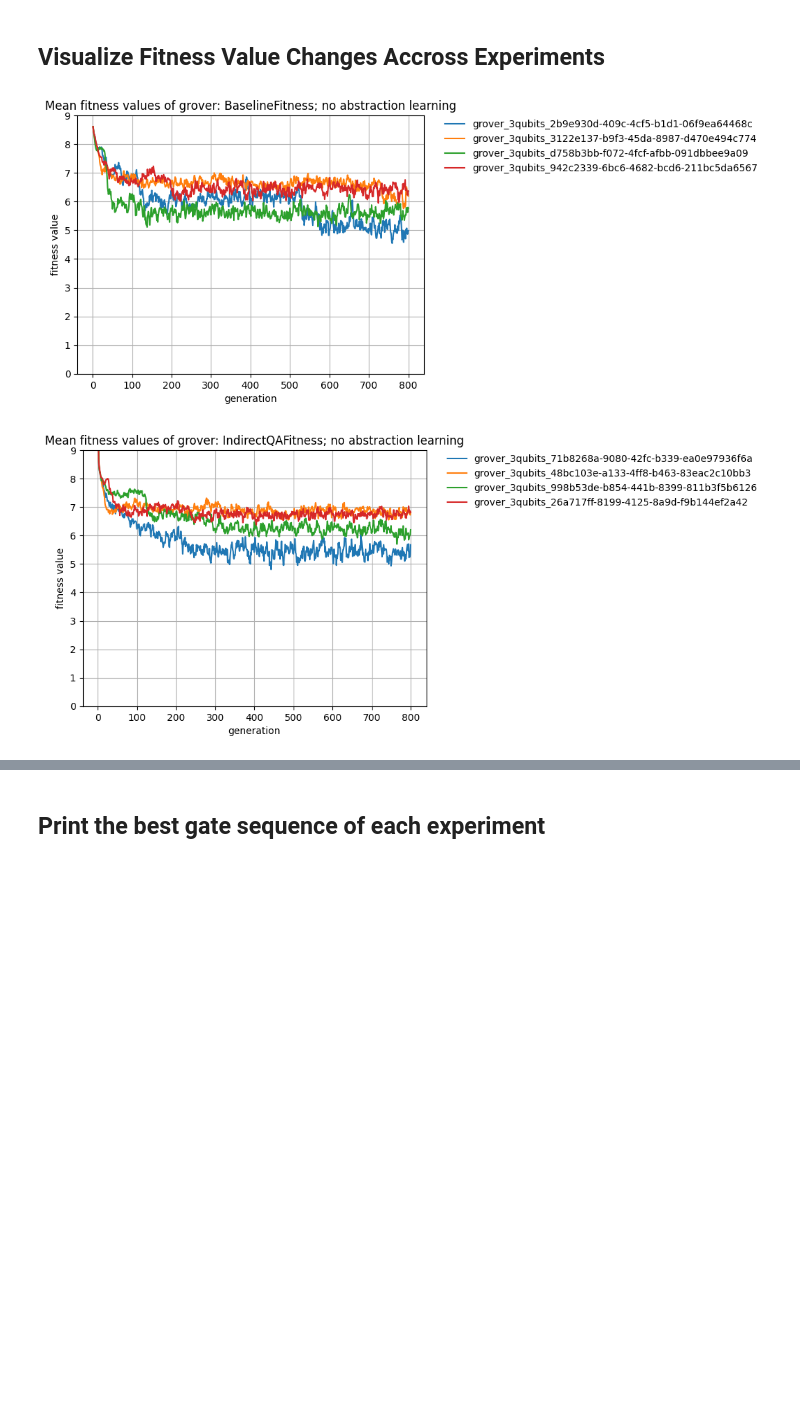
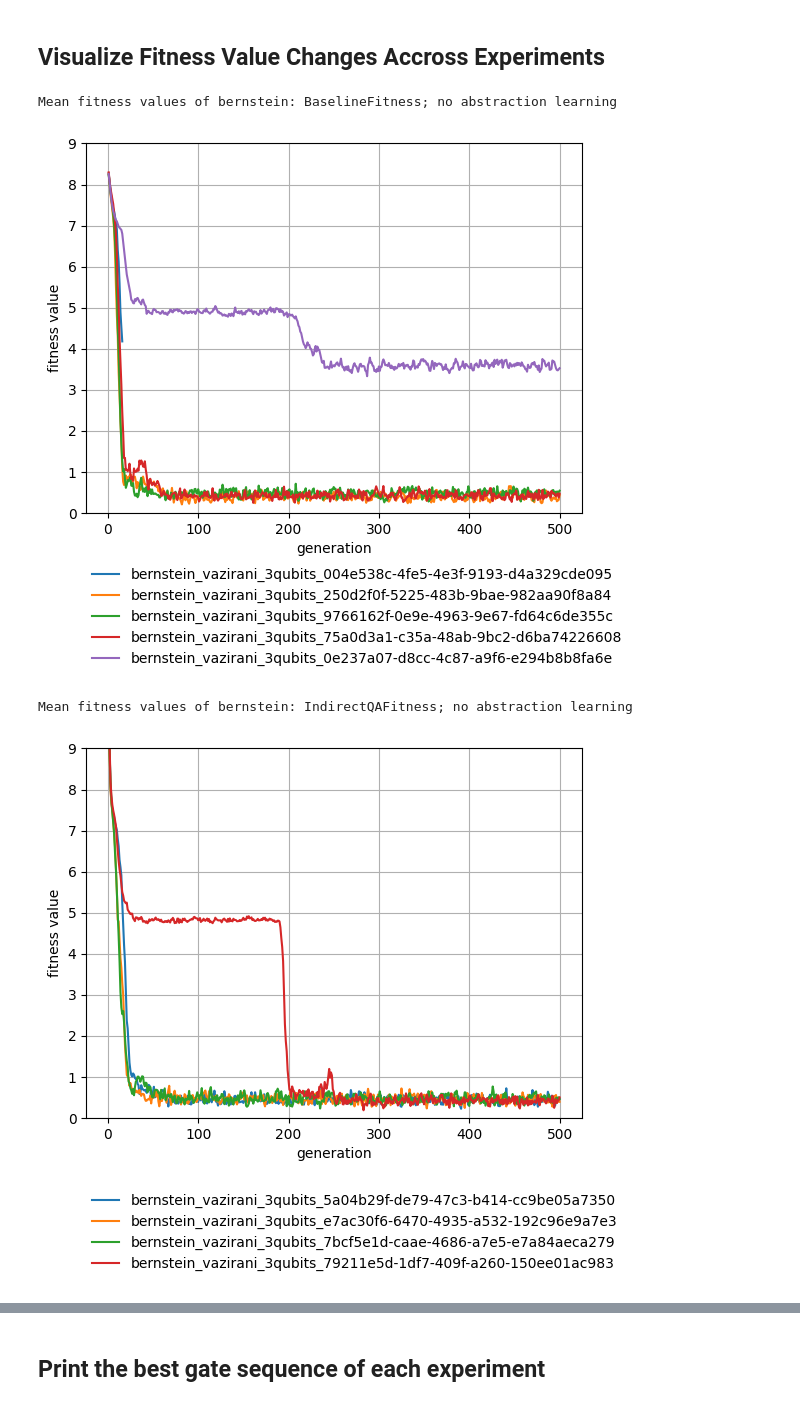
Before and after one commit to westoun/gp4qc, a Jupyter notebook: evaluation.ipynb, the cells around one changed output, grey strips where cells are left out. Saved outputs shown, nothing was run; the diff lists cells and outputs as text; code cells hidden in the pictures; blank space fills up the shorter version.

Commit message:
Change legend placement

```diff
--- a/evaluation.ipynb
+++ b/evaluation.ipynb
@@ -83,7 +83,7 @@ all_fitness_values = all_fitness_values.sort_values(by=["created_at"], ascending
 # %% [markdown]
 ## Select Test Case
 # %%
-EVALUATION_CASE = "grover" # bernstein
+EVALUATION_CASE = "bernstein" # bernstein
 
 experiments = all_experiments.loc[all_experiments["experiment_id"].str.startswith(EVALUATION_CASE)]
 fitness_values = all_fitness_values.loc[all_fitness_values["experiment_id"].str.startswith(EVALUATION_CASE)]
@@ -145,31 +145,34 @@ Experiment Id: grover_3qubits_22c921d5-c906-4c42-98d8-b26dc2b4fc16
 # %%
 # Group by configuration
 configurations = experiments["configuration"].unique()
 experiment_ids = experiments["experiment_id"].unique()
 
 for configuration in configurations:
     legend = []
 
     for experiment_id in experiment_ids:
         current_configuration = experiments.loc[experiments["experiment_id"] == experiment_id]["configuration"].tolist()[0].strip()
         if current_configuration != configuration:
             continue
 
         legend.append(experiment_id)
 
         current_fitness_values = fitness_values.loc[fitness_values["experiment_id"] == experiment_id]
 
         ax.plot(current_fitness_values["generation"], current_fitness_values["mean_fitness_value"])
         ax.set_xlabel("generation")
         ax.set_ylabel("fitness value")
         ax.set_ylim([0, 9])
         ax = plt.subplot()
 
-    plt.legend(legend, bbox_to_anchor=(1.05, 1), loc='upper left', borderaxespad=0, framealpha=0)
+    plt.legend(legend, bbox_to_anchor=(0, -0.43), loc='lower left', borderaxespad=0, framealpha=0)
+    # plt.legend(legend, bbox_to_anchor=(1.05, 1), loc='upper left', borderaxespad=0, framealpha=0)
     plt.grid()
-    plt.title(f"Mean fitness values of {EVALUATION_CASE}: {configuration}")
+    print(f"Mean fitness values of {EVALUATION_CASE}: {configuration}")
     plt.savefig(f"results/{EVALUATION_CASE}_{configuration}_mean.png", bbox_inches='tight', transparent=True)
     plt.show()
 # %% [output]
+Mean fitness values of bernstein: BaselineFitness; no abstraction learning
-[figure, old version]
+[figure, new version]
+Mean fitness values of bernstein: IndirectQAFitness; no abstraction learning
-[figure, old version]
+[figure, new version]
```
Also changed, not shown: parts of 4 cells of this notebook.
